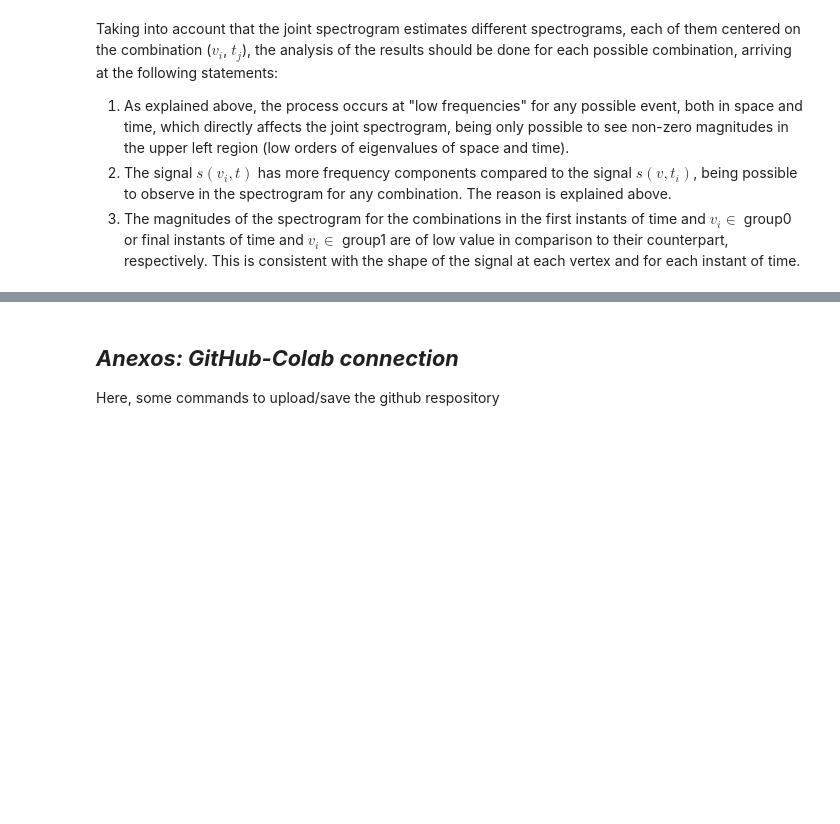
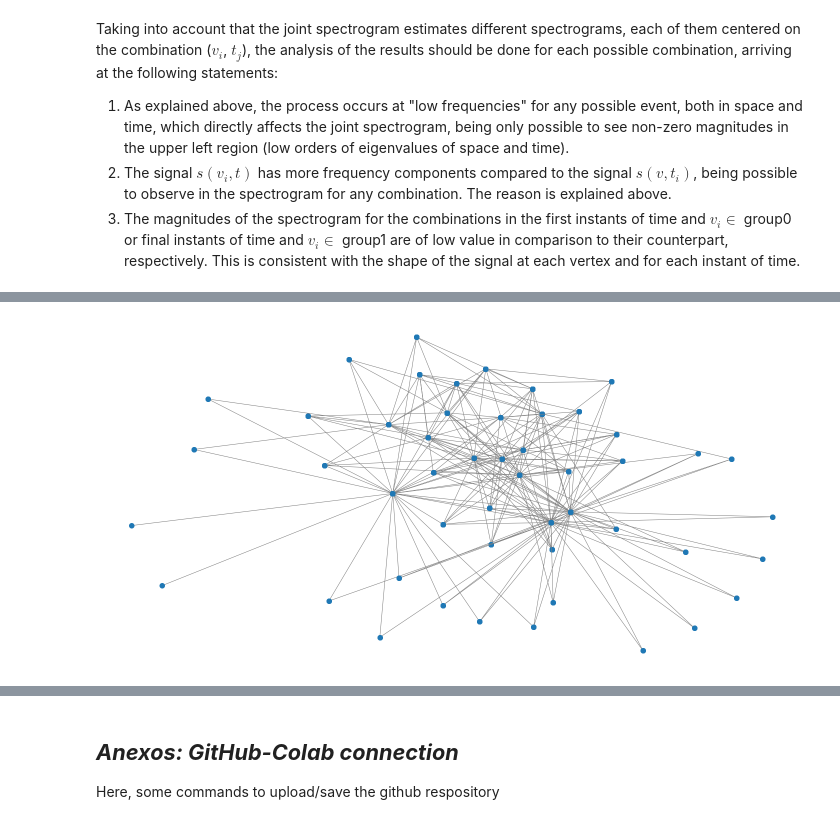
Before and after one commit to TEAM-IMT/air-polution-sensor, a Jupyter notebook: GFT_sensors.ipynb, the cells around one changed output, grey strips where cells are left out. Drawn from its saved outputs; the diff is of its cells as text; code cells hidden in the pictures; blank space fills up the shorter version.

```diff
--- a/GFT_sensors.ipynb
+++ b/GFT_sensors.ipynb
@@ -227,0 +270,3 @@ Taking into account that the joint spectrogram estimates different spectrograms,
+# %%
+W_normal= Norm_W(W,0.1,0.6) #Theta = 0.1 , k=0.6
+W_normal
@@ -227,0 +311,7 @@ Taking into account that the joint spectrogram estimates different spectrograms,
+# %%
+G = graphs.Graph(W_normal)
+G.compute_fourier_basis()
+G.set_coordinates()
+plot_graph(G)
+# %% [output]
+[figure, added]
```
Also changed, not shown: parts of 34 cells of this notebook, 1 other file.
